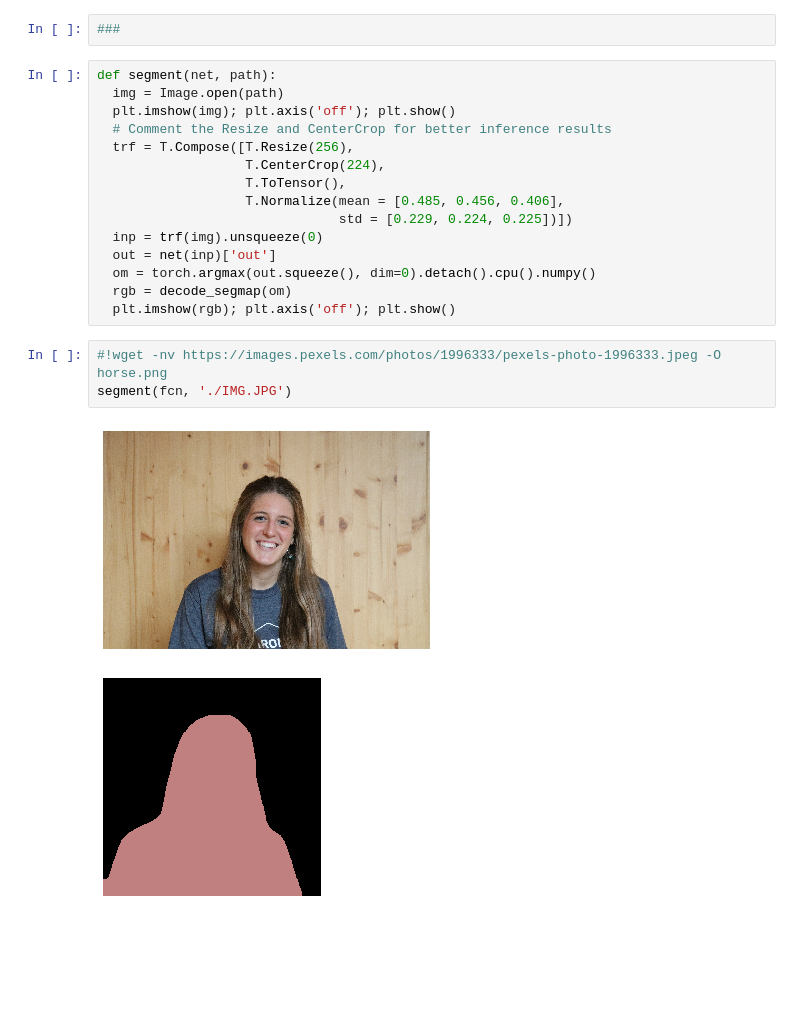
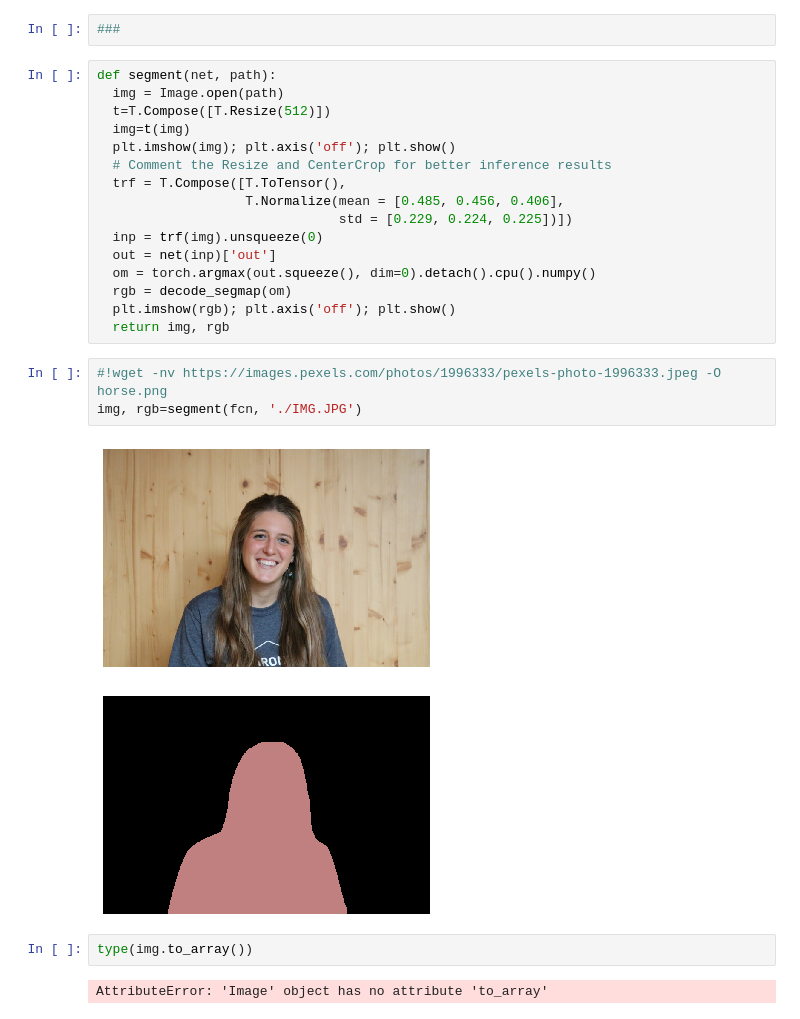
Before and after one commit to blancalluch/ImageSegmentation, a Jupyter notebook: Project-lab-imageSegmentation.ipynb, the cells around one changed output. Cells and saved outputs as stored; diff of their text form; blank space fills up the shorter version.

```diff
--- a/Project-lab-imageSegmentation.ipynb
+++ b/Project-lab-imageSegmentation.ipynb
@@ -105,11 +105,11 @@ plt.imshow(rgb); plt.show()
 # %%
 def segment(net, path):
   img = Image.open(path)
+  t=T.Compose([T.Resize(512)])
+  img=t(img)
   plt.imshow(img); plt.axis('off'); plt.show()
   # Comment the Resize and CenterCrop for better inference results
-  trf = T.Compose([T.Resize(256),
-                   T.CenterCrop(224),
-                   T.ToTensor(),
+  trf = T.Compose([T.ToTensor(),
                    T.Normalize(mean = [0.485, 0.456, 0.406],
                                std = [0.229, 0.224, 0.225])])
   inp = trf(img).unsqueeze(0)
@@ -117,9 +117,14 @@ def segment(net, path):
   om = torch.argmax(out.squeeze(), dim=0).detach().cpu().numpy()
   rgb = decode_segmap(om)
   plt.imshow(rgb); plt.axis('off'); plt.show()
+  return img, rgb
 # %%
 #!wget -nv https://images.pexels.com/photos/1996333/pexels-photo-1996333.jpeg -O horse.png
-segment(fcn, './IMG.JPG')
+img, rgb=segment(fcn, './IMG.JPG')
 # %% [output]
 [figure]
-[figure, old version]
+[figure, new version]
+# %%
+type(img.to_array())
+# %% [output]
+AttributeError: 'Image' object has no attribute 'to_array'
```
Also changed, not shown: parts of 1 cell of this notebook.
